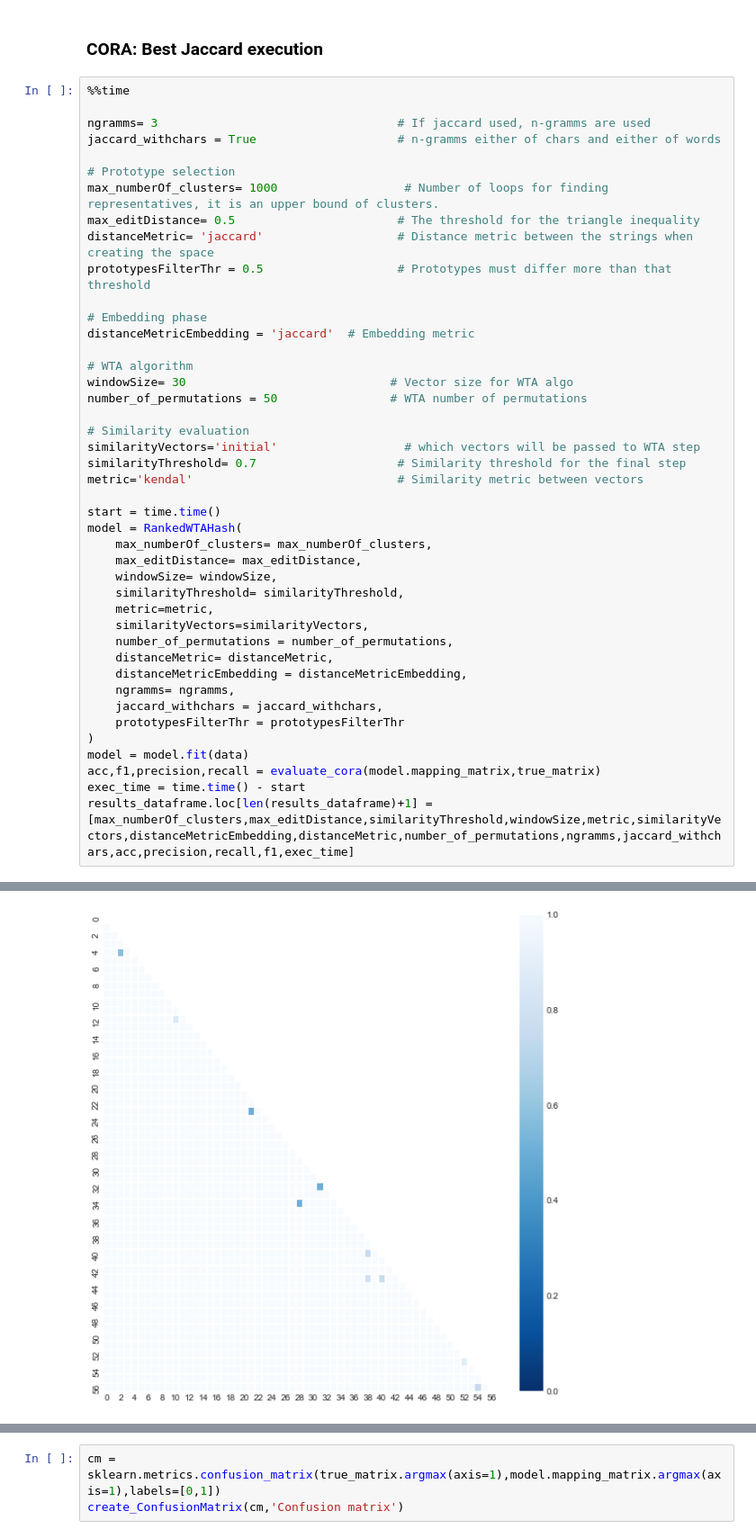
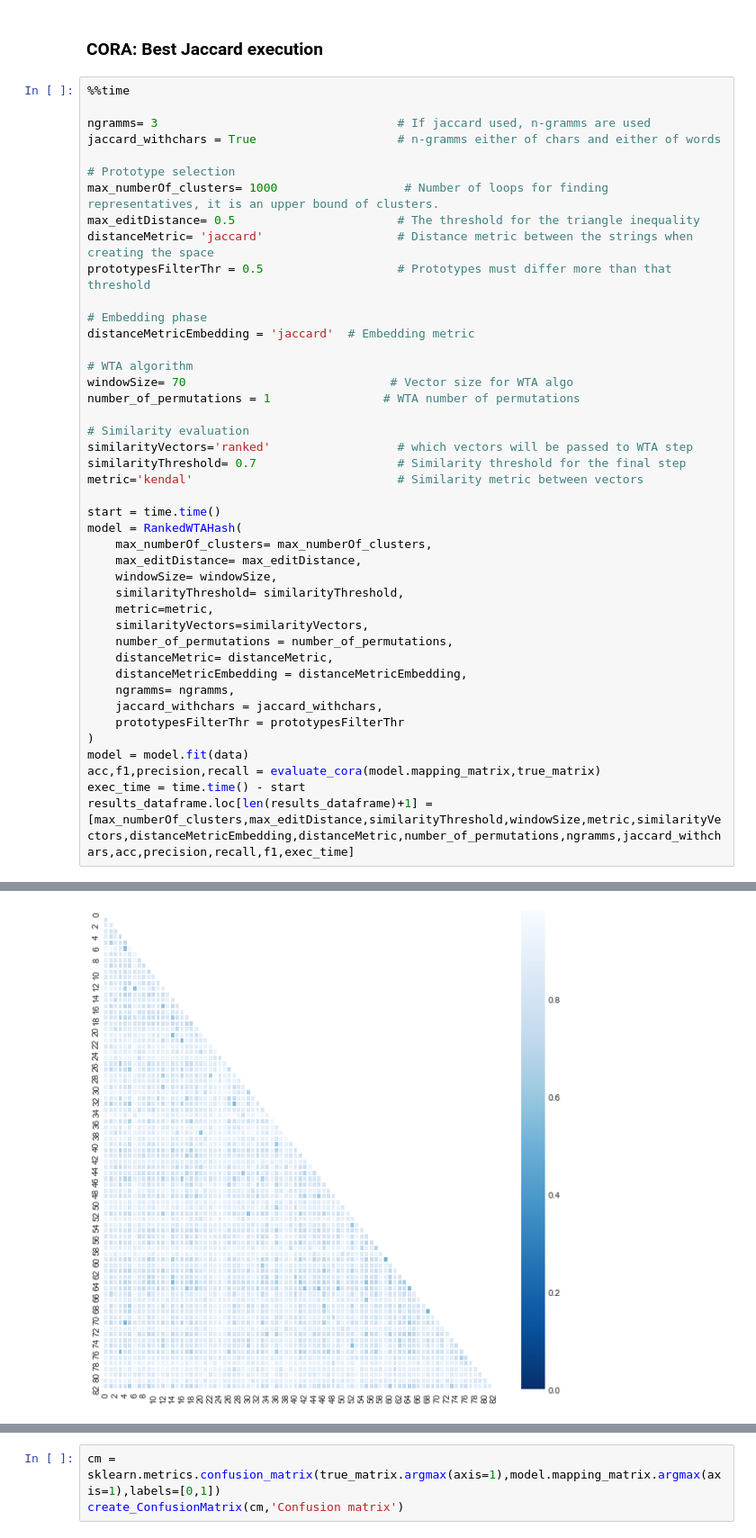
Before and after one commit to Nikoletos-K/WinnER, a Jupyter notebook: EntireDatasetJupyter-Current.ipynb, the cells around one changed output, grey strips where cells are left out. Shown at 90% size. Cells and saved outputs as stored; diff of their text form.

```diff
--- a/EntireDatasetJupyter-Current.ipynb
+++ b/EntireDatasetJupyter-Current.ipynb
@@ -1210,11 +1089,11 @@ prototypesFilterThr = 0.5                   # Prototypes must differ more than t
 distanceMetricEmbedding = 'jaccard'  # Embedding metric
 
 # WTA algorithm
-windowSize= 30                             # Vector size for WTA algo
-number_of_permutations = 50                # WTA number of permutations
+windowSize= 70                             # Vector size for WTA algo
+number_of_permutations = 1                # WTA number of permutations
 
 # Similarity evaluation
-similarityVectors='initial'                  # which vectors will be passed to WTA step
+similarityVectors='ranked'                  # which vectors will be passed to WTA step
 similarityThreshold= 0.7                    # Similarity threshold for the final step
 metric='kendal'                             # Similarity metric between vectors
 
@@ -1258 +1137 @@ results_dataframe.loc[len(results_dataframe)+1] = [max_numberOf_clusters,max_edi
-[figure, old version]
+[figure, new version]
```
Also changed, not shown: parts of 21 cells of this notebook.
